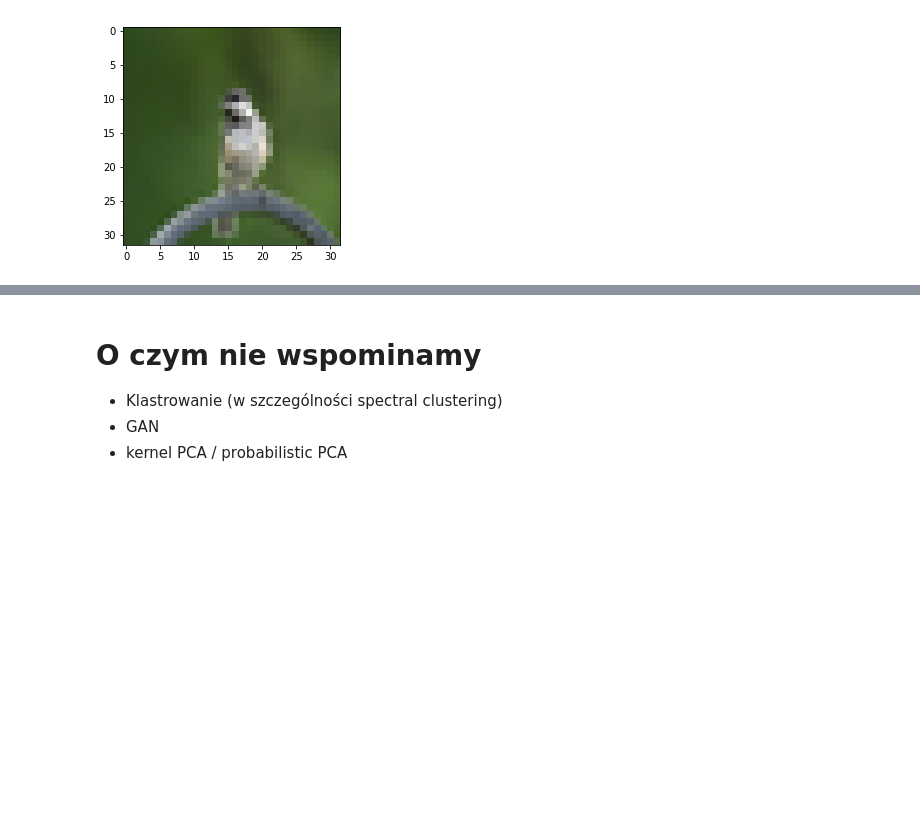
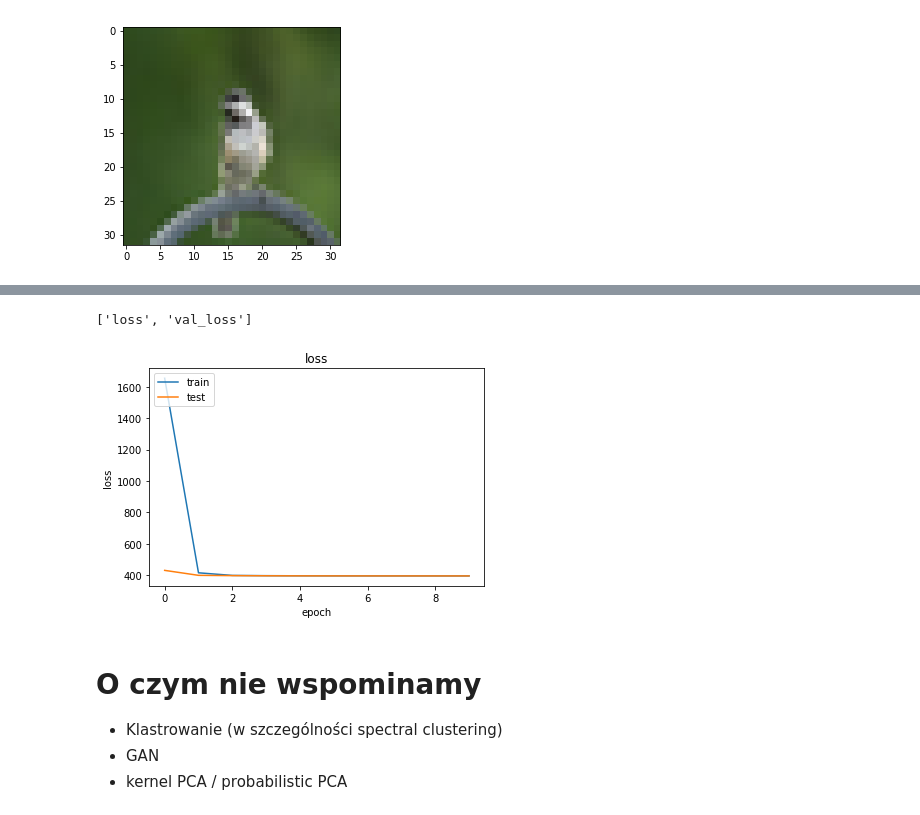
Before and after one commit to 13MaxG/MachineLearningAndrzeja, a Jupyter notebook: L11.ipynb, the cells around one changed output, grey strips where cells are left out. Cells and saved outputs as stored; diff of their text form; code cells hidden in the pictures; blank space fills up the shorter version.

```diff
--- a/L11.ipynb
+++ b/L11.ipynb
@@ -740,19 +735,24 @@ plt.show()
 # %%
+print(history.history.keys())
 # Zadanie 1.3
-plt.plot(history.history['acc'])
-plt.plot(history.history['val_acc'])
-plt.title('acc')
-plt.ylabel('accuracy')
-plt.xlabel('epoch')
-plt.legend(['train', 'test'], loc='upper left')
-plt.show()
+#plt.plot(history.history['acc'])
+#plt.plot(history.history['val_acc'])
+#plt.title('acc')
+#plt.ylabel('accuracy')
+#plt.xlabel('epoch')
+#plt.legend(['train', 'test'], loc='upper left')
+#plt.show()
+
 plt.plot(history.history['loss'])
 plt.plot(history.history['val_loss'])
 plt.title('loss')
 plt.ylabel('loss')
 plt.xlabel('epoch')
 plt.legend(['train', 'test'], loc='upper left')
 plt.show()
+# %% [output]
+['loss', 'val_loss']
+[figure, added]
 # %% [markdown]
 # O czym nie wspominamy
 
```
Also changed, not shown: parts of 8 cells of this notebook, 1 other file.
